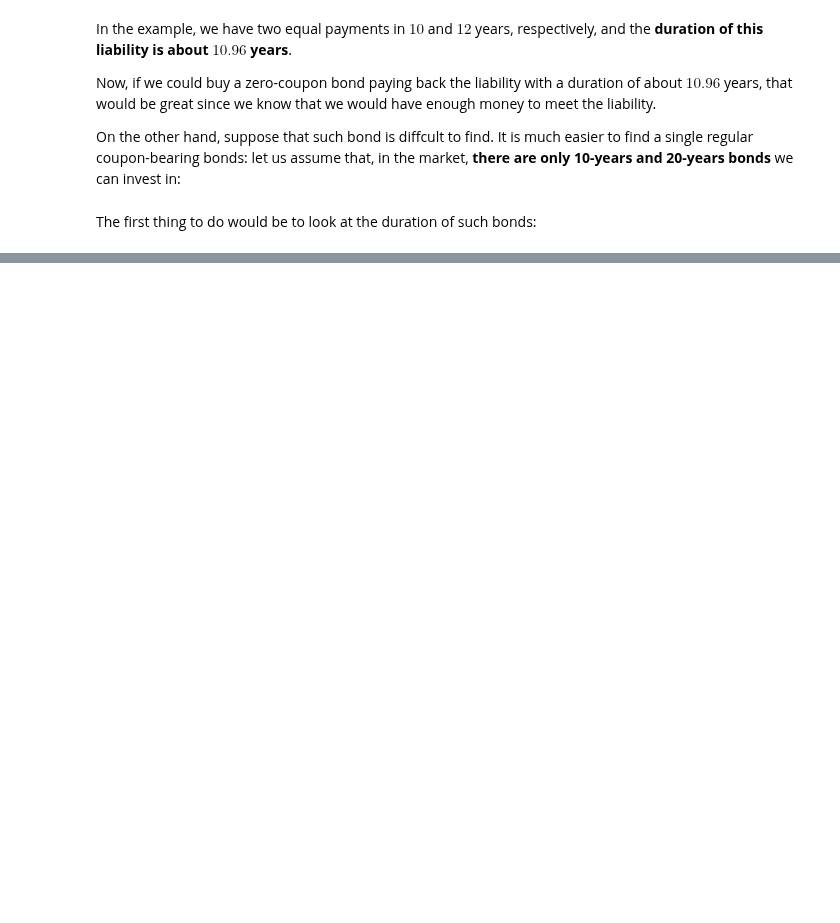
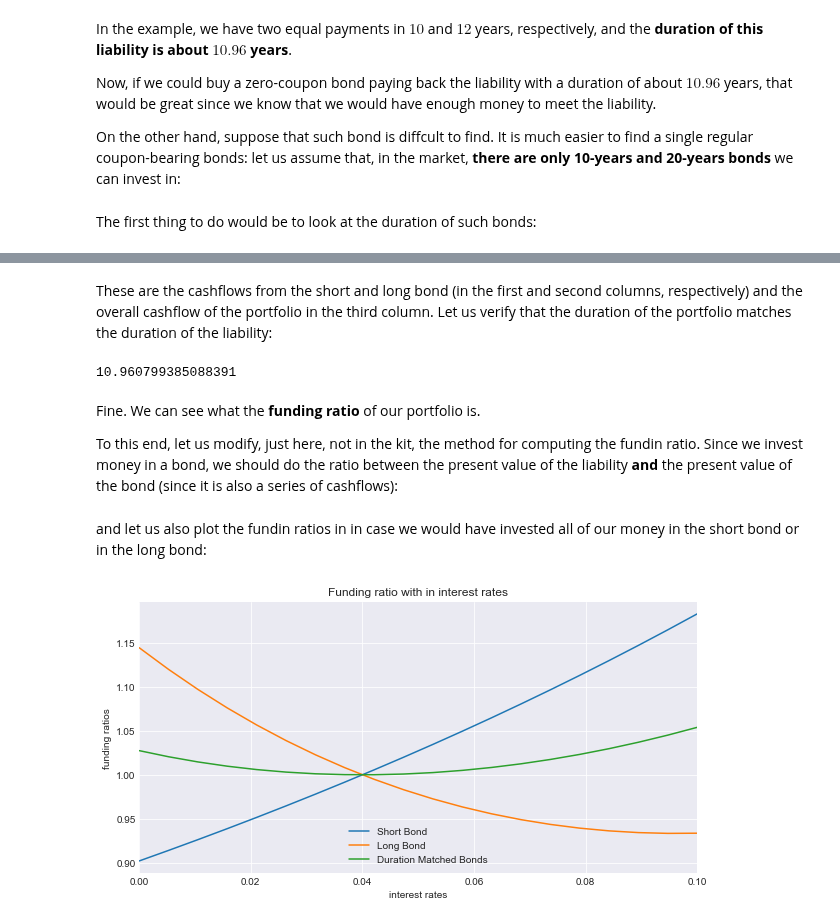
Before and after one commit to z4ir3/finance-courses, a Jupyter notebook: week-4.ipynb, the cells around one changed output, grey strips where cells are left out. Cells and saved outputs as stored; diff of their text form; code cells hidden in the pictures; blank space fills up the shorter version.

Commit message:
finishing with mathcing duration portfolios

```diff
--- a/week-4.ipynb
+++ b/week-4.ipynb
@@ -807,0 +830,6 @@ dtype: float64
+# %%
+# Compute the bonds prices
+bondprice_short = erk.bond_price(cf=cf_short, ytm=ytm_short, coupons_per_year=coupons_per_year_short)
+bondprice_long  = erk.bond_price(cf=cf_long, ytm=ytm_long, coupons_per_year=coupons_per_year_long)
+print("(Short) Bond prince: {:.2f}".format(bondprice_short[0]))
+print("(Long) Bond prince: {:.2f}".format(bondprice_long[0]))
@@ -807,0 +872,48 @@ dtype: float64
+# %% [markdown]
+These are the cashflows from the short and long bond (in the first and second columns, respectively) and the overall
+cashflow of the portfolio in the third column. Let us verify that the duration of the portfolio matches the duration of the liability:
+# %%
+# make the portfolio cf a dataframe
+portfolio_cf = pd.DataFrame(portfolio_cf["CF portfolio"])
+portfolio_cf.columns = [0]
+
+macd_portfolio = erk.mac_duration(portfolio_cf, liability_rate)
+macd_portfolio
+# %% [output]
+10.960799385088391
+# %% [markdown]
+Fine. We can see what the **funding ratio** of our portfolio is.
+
+To this end, let us modify, just here, not in the kit, the method for computing the fundin ratio. Since we invest money in a bond, we should do the ratio between the present value of the liability **and** the present value
+of the bond (since it is also a series of cashflows):
+# %%
+def funding_ratio(asset_value, liabilities, r):
+    '''
+    Computes the funding ratio between the value of holding assets and the present
+    value of the liabilities given an interest rate r (or a list of)
+    '''
+    return erk.present_value(asset_value, r) / erk.present_value(liabilities, r)
+# %% [markdown]
+and let us also plot the fundin ratios in in case we would have invested all of our money in the short bond or in the long bond:
+# %%
+# remove weights from series of cashflows
+short_bond_asset = asset_value / bondprice_short * cf_short
+long_bond_asset  = asset_value / bondprice_long * cf_long
+# %%
+# interest rates
+rates = np.linspace(0, 0.1, 20)
+
+fun_ratios = pd.DataFrame(
+    {
+        "Short Bond": [funding_ratio(short_bond_asset, L, r)[0] for r in rates],
+        "Long Bond": [funding_ratio(long_bond_asset, L, r)[0] for r in rates],
+        "Duration Matched Bonds": [funding_ratio(portfolio_cf, L, r)[0] for r in rates]
+    }, index = rates
+)
+
+ax = fun_ratios.plot(grid=True, figsize=(10,5), title="Funding ratio with in interest rates")
+ax.set_xlabel("interest rates")
+ax.set_ylabel("funding ratios")
+plt.show()
+# %% [output]
+[figure, added]
```
Also changed, not shown: parts of 17 cells of this notebook.
